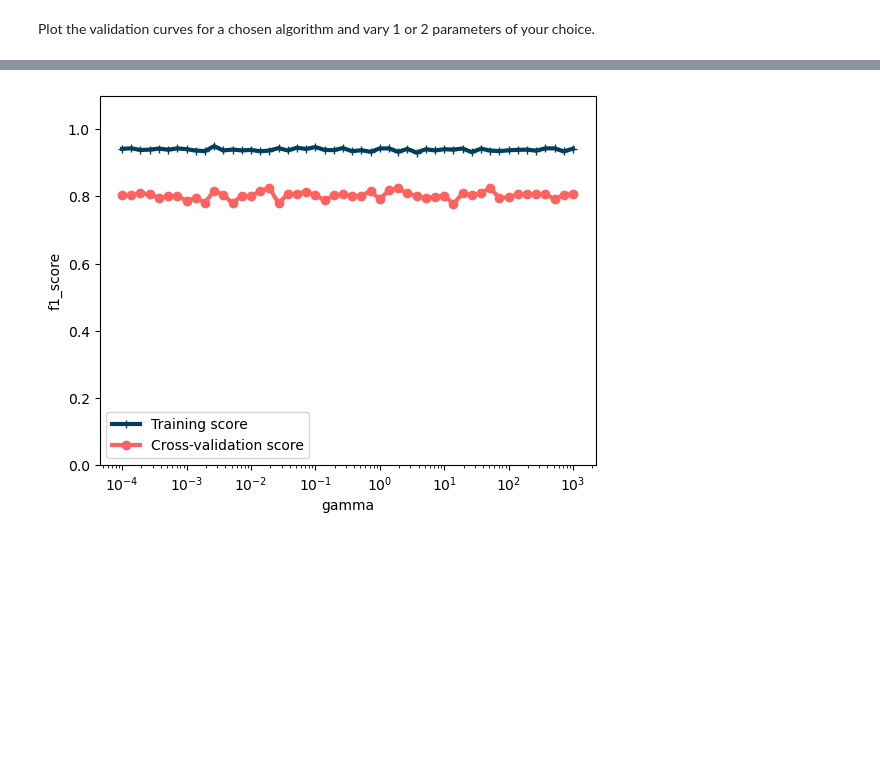
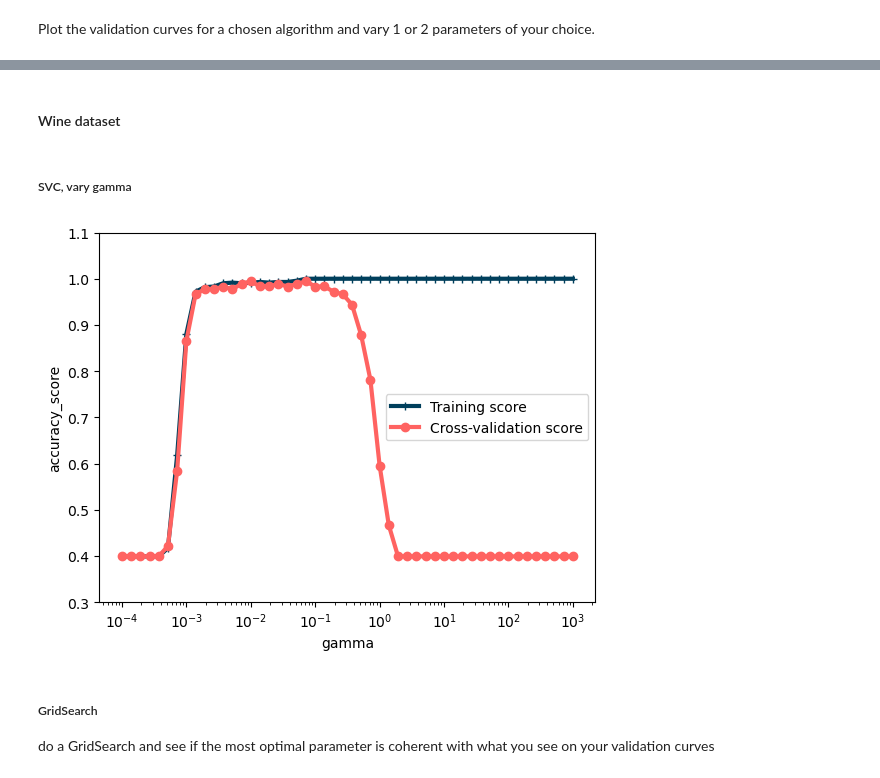
Before and after one commit to clarka34/12_machine_learning, a Jupyter notebook: ML3 - Implémentation Algo/ML3.1 - Algorithms Kit Eleve.ipynb, the cells around one changed output, grey strips where cells are left out. Cells and saved outputs as stored; diff of their text form; code cells hidden in the pictures; blank space fills up the shorter version.

Commit message:
Completed ML3 notebook1 and adding datasets

```diff
--- a/ML3 - Implémentation Algo/ML3.1 - Algorithms Kit Eleve.ipynb
+++ b/ML3 - Implémentation Algo/ML3.1 - Algorithms Kit Eleve.ipynb
@@ -515,9 +515,3 @@ plot_learning_curve(estimator, X, y, train_s, cv=5)
 ## Validation curves
 # %% [markdown]
 Validation curves are a useful tool for improving the performance of a model by addressing issues such as overfitting or underfitting. Validation curves are related to learning curves, but instead of plotting the training and test accuracies as functions of the sample size, we vary the values of the model parameters. They are complementaru of GridSearch and make for a very nice visual tool for ypur algorithm optimization.
-# %%
-from sklearn.model_selection import validation_curve
-def plot_validation_curve(estimator, title, X, y, axes=None, ylim=None, cv=None, n_jobs=None, param_range=None, paran_name=None):
-
-    # create your method to plot your learning curves using the sklearn method validation_curve()
-    pass
@@ -542,7 +538,11 @@ def plot_validation_curve(estimator, X, y, param_name=None, param_range=None, er
             y_train, y_val = y_subset.iloc[train_index], y_subset.iloc[val_index]
 
             # Fit the model on the training set of the fold
-            setattr(estimator, param_name, param)
+            try:
+                setattr(estimator.named_steps['classifier'], param_name, param)
+            except:
+                setattr(estimator, param_name, param)
+
             estimator.fit(X_train, y_train)
 
             # Evaluate and store the result
@@ -558,5 +558,7 @@ def plot_validation_curve(estimator, X, y, param_name=None, param_range=None, er
     plt.legend()
     plt.xlabel(param_name)
     plt.ylabel(error_metric)
+
+    return train_score_means, val_score_means
 # %% [markdown]
 Plot the validation curves for a chosen algorithm and vary 1 or 2 parameters of your choice.
@@ -593,3 +648,5 @@ plot_validation_curve(model_rf, X, y, param_name='n_estimators', param_range=n_e
+# %% [markdown]
+#### Wine dataset
 # %%
 from sklearn.datasets import load_wine
 
@@ -600,24 +657,29 @@ y_wine = df_wine.target
 num_cols = X_wine.columns
 
 #Pipelines pour chaque type
-num_pipeline = Pipeline([
+num_pipeline_wine = Pipeline([
     ('scaler', StandardScaler())
 ])
 
 # Fusion dans un seul transformateur
-preprocessor = ColumnTransformer([
-    ('num', num_pipeline, num_cols)
+preprocessor_wine = ColumnTransformer([
+    ('num', num_pipeline_wine, num_cols)
 ])
+# %% [markdown]
+##### SVC, vary gamma
 # %%
 model_svm = Pipeline([
-    ('preprocessing', preprocessor),
+    ('preprocessing', preprocessor_wine),
     ('classifier', SVC(C=1))
 ])
 
 gamma_vals = np.logspace(-4, 3, 50)
 
-plot_validation_curve(model_rf, X, y, param_name='gamma', param_range=gamma_vals, error_metric='f1_score', cv=5)
-plt.ylim([0,1.1])
+scores = plot_validation_curve(model_svm, X_wine, y_wine, param_name='gamma', param_range=gamma_vals, error_metric='accuracy_score', cv=5)
+plt.ylim([0.3,1.1])
 plt.xscale('log')
 # %% [output]
-[figure, old version]
+[figure, new version]
+# %% [markdown]
+##### GridSearch
+do a GridSearch and see if the most optimal parameter is coherent with what you see on your validation curves
```
Also changed, not shown: parts of 25 cells of this notebook, 21 other files.
